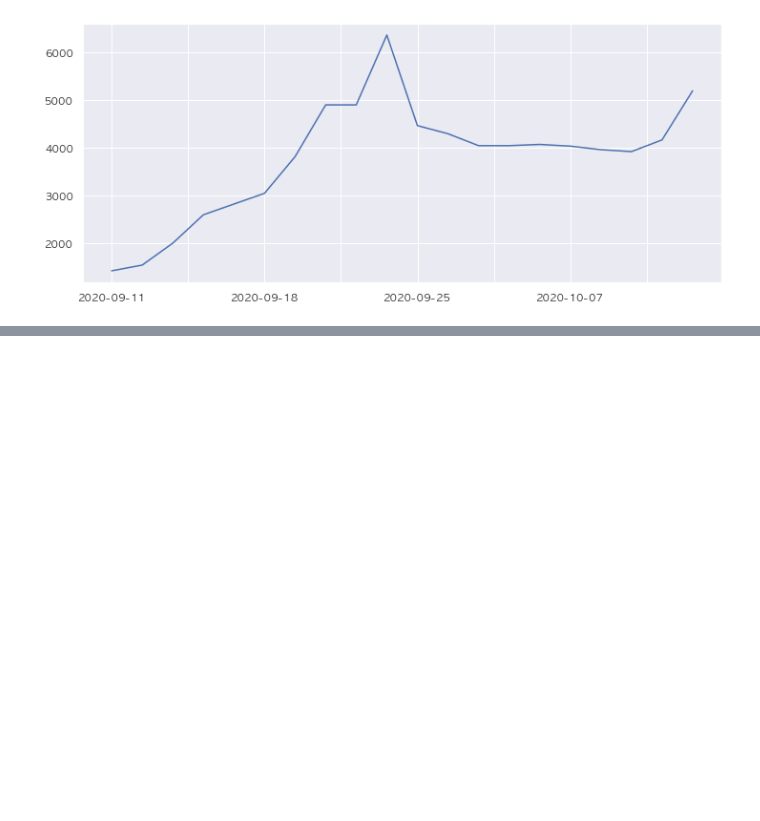
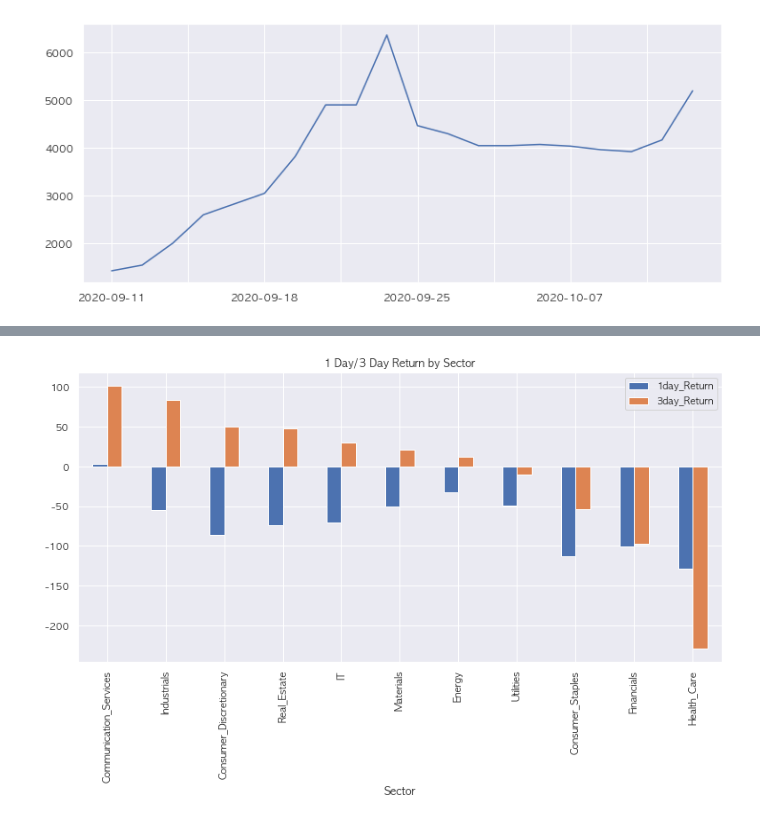
Before and after one commit to mjmax75/Stock_Analysis, a Jupyter notebook: stock_analysis.ipynb, the cells around one changed output, grey strips where cells are left out. Cells and saved outputs as stored; diff of their text form; code cells hidden in the pictures; blank space fills up the shorter version.

```diff
--- a/stock_analysis.ipynb
+++ b/stock_analysis.ipynb
@@ -535,0 +562,22 @@ d['adj_close'].loc[rank1_code].iloc[-20:].plot(figsize=(12,5));
+# %%
+sector_1d_df = get_df_with_info(d['return_1d'].loc[:, view_date] * 100).groupby('Sector').mean()
+sector_3d_df = get_df_with_info(d['return_3d'].loc[:, view_date] * 100).groupby('Sector').mean()
+sector_5d_df = get_df_with_info(d['return_5d'].loc[:, view_date] * 100).groupby('Sector').mean()
+sector_10d_df = get_df_with_info(d['return_10d'].loc[:, view_date] * 100).groupby('Sector').mean()
+sector_20d_df = get_df_with_info(d['return_20d'].loc[:, view_date] * 100).groupby('Sector').mean()
+sector_60d_df = get_df_with_info(d['return_60d'].loc[:, view_date] * 100).groupby('Sector').mean()
+sector_120d_df = get_df_with_info(d['return_120d'].loc[:, view_date] * 100).groupby('Sector').mean()
+# %%
+sector_1d_df.columns = ['1day_Return']
+sector_3d_df.columns = ['3day_Return']
+sector_5d_df.columns = ['5day_Return']
+sector_10d_df.columns = ['2weeks_Return']
+sector_20d_df.columns = ['1month_Return']
+sector_60d_df.columns = ['3month_Return']
+sector_120d_df.columns = ['6month_Return']
+# %%
+pd.concat([sector_1d_df, sector_3d_df],
+          axis=1).sort_values('3day_Return', ascending=False).plot(figsize=(13,6), kind='bar');
+plt.title('1 Day/3 Day Return by Sector');
+# %% [output]
+[figure, added]
```
Also changed, not shown: parts of 42 cells of this notebook.
